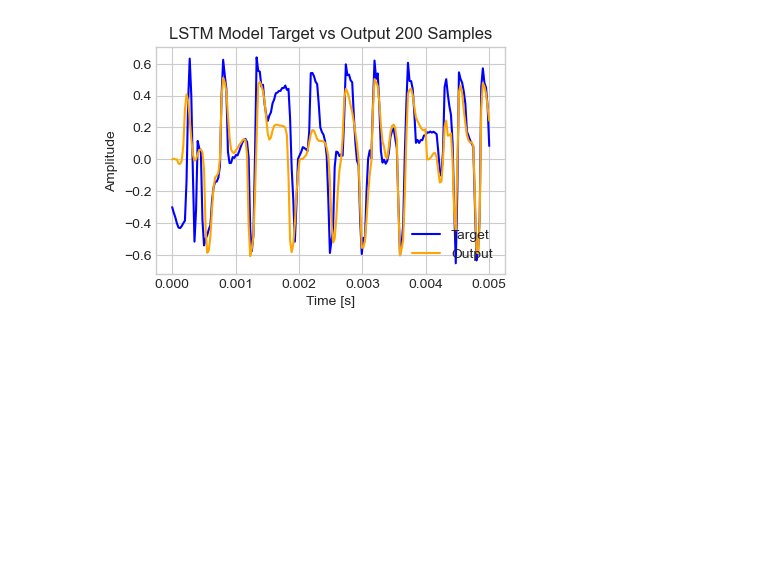
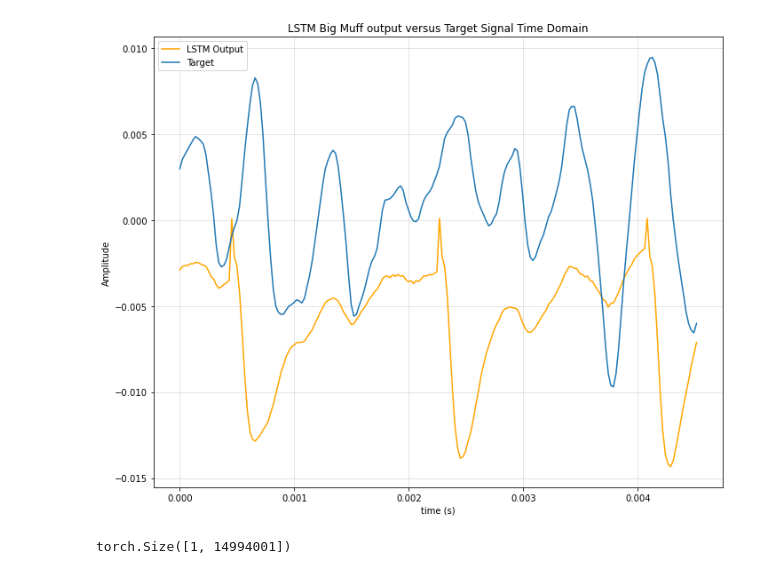
Before and after one commit to brynluisi/neural-audio, a Jupyter notebook: notebooks/IIR Visualization.ipynb, the cells around one changed output. Cells and saved outputs as stored; diff of their text form; code cells hidden in the pictures; blank space fills up the shorter version.

Commit message:
Adds visualizations

```diff
--- a/notebooks/IIR Visualization.ipynb
+++ b/notebooks/IIR Visualization.ipynb
@@ -4,8 +4,8 @@ from scipy.io import wavfile
 import matplotlib.pyplot as plt
 import numpy as np
 %matplotlib inline
-plt.style.use('seaborn-whitegrid')
-
+# plt.style.use('seaborn-whitegrid')
+import torch
 import torchaudio
 # %%
 import os
@@ -16,24 +16,34 @@ H1_TRAINING_INPUT_PATH = "".join([rootdir, "/data/train/ht1-input.wav"])
 H1_TRAINING_TARGET_PATH = "".join([rootdir, "/data/train/ht1-target.wav"])
 
 H1_LSTM_OUTPUT_PATH = "".join([rootdir, "/output/lstm_mlp_premp_filter_mse_h1.wav"])
+# %%
+MUFF_LSTM_TARGET_PATH = "".join([rootdir, "/data/train/muff-target.wav"])
+MUFF_LSTM_OUTPUT_PATH = "".join([rootdir, "/output/lstm_mlp_premp_filter_mse_muff.wav"])
 # %%
-train_target, fs = torchaudio.load(H1_TRAINING_TARGET_PATH)
-train_output, fs = torchaudio.load(H1_LSTM_OUTPUT_PATH)
+train_target, fs = torchaudio.load(MUFF_LSTM_TARGET_PATH)
+train_output, fs = torchaudio.load(MUFF_LSTM_OUTPUT_PATH)
 
 
 target_data = train_target.numpy().reshape(-1)
 output_data = train_output.numpy().reshape(-1)
 # %%
-length = (len(target_data) - 1)/ fs
-time = np.linspace(0., 0.005, 200)
+nn_out = output_data[44100*3:44100*3+200]
+target = target_data[44100*3:44100*3+200]
 
-fig, ax = plt.subplots(figsize=(4.5, 3), dpi=100)
-ax.plot(time, target_data[int(4 * fs): int(4 * fs) + 200 ], label="Target", color='b')
-ax.plot(time, output_data[int(4 * fs): int(4 * fs) + 200 ], label="Output", color='orange')
-plt.title("LSTM Model Target vs Output 200 Samples")
-plt.legend()
-plt.xlabel("Time [s]")
-plt.ylabel("Amplitude")
-plt.show()
+sample_rate = 44100
+
+num_frames = nn_out.shape[0]
+time_axis = np.arange(0, num_frames) / sample_rate
+
+plt.figure(figsize=(10,8))
+plt.plot(time_axis, nn_out, c='orange',linewidth=1.5)
+plt.plot(time_axis, target,linewidth=1.5)
+plt.grid(alpha=0.4)
+plt.ylabel('Amplitude')
+plt.xlabel('time (s)')
+plt.title(r'LSTM Big Muff output versus Target Signal Time Domain')
+plt.legend(['LSTM Output', 'Target'])
+plt.tight_layout()
+plt.savefig('lstm_waveform_big_muff_cmp_nnout_target.png', dpi=150)
 # %% [output]
-[figure, old version]
+[figure, new version]
@@ -39,0 +98,4 @@ plt.show()
+# %%
+train_target.shape
+# %% [output]
+torch.Size([1, 14994001])
```
Also changed, not shown: parts of 8 cells of this notebook, 12 other files.
